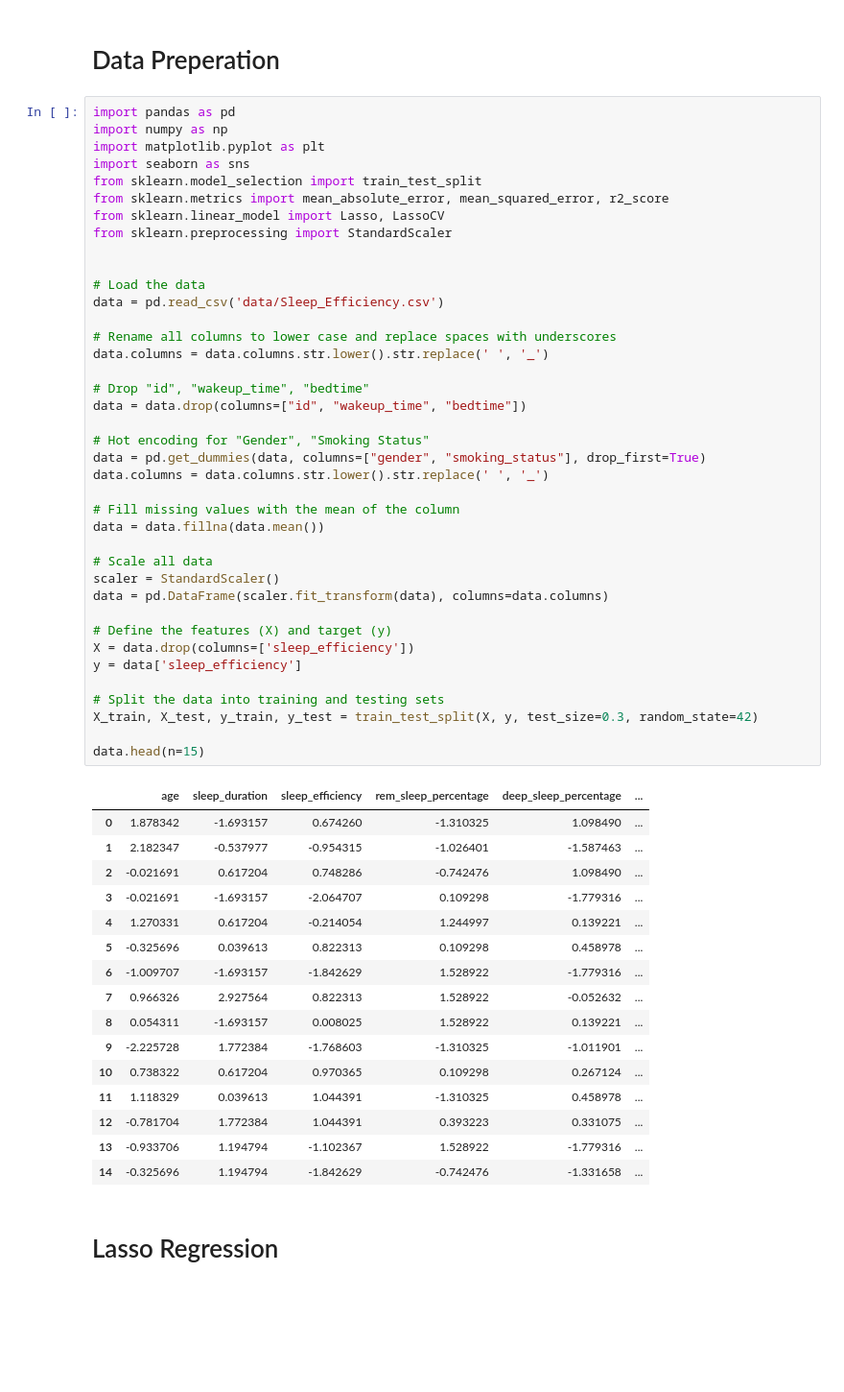
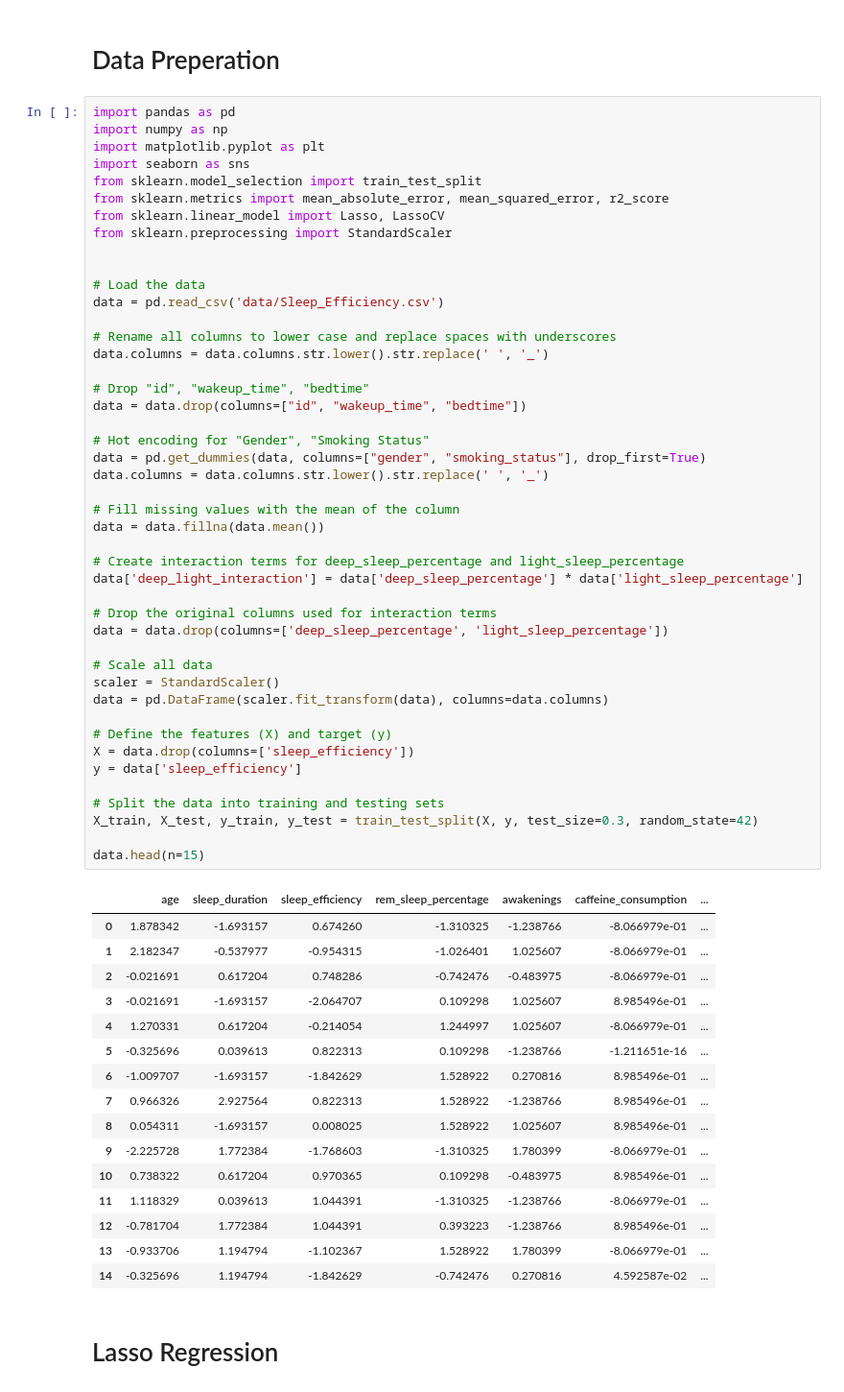
Before and after one commit to Jelles/ML-Model, a Jupyter notebook: lasso_regression.ipynb, the cells around one changed output. Shown at 96% size. Drawn from its saved outputs; the diff is of its cells as text; blank space fills up the shorter version.

```diff
--- a/lasso_regression.ipynb
+++ b/lasso_regression.ipynb
@@ -13,49 +13,55 @@ from sklearn.preprocessing import StandardScaler
 
 # Load the data
 data = pd.read_csv('data/Sleep_Efficiency.csv')
 
 # Rename all columns to lower case and replace spaces with underscores
 data.columns = data.columns.str.lower().str.replace(' ', '_')
 
 # Drop "id", "wakeup_time", "bedtime"
 data = data.drop(columns=["id", "wakeup_time", "bedtime"])
 
 # Hot encoding for "Gender", "Smoking Status"
 data = pd.get_dummies(data, columns=["gender", "smoking_status"], drop_first=True)
 data.columns = data.columns.str.lower().str.replace(' ', '_')
 
 # Fill missing values with the mean of the column
 data = data.fillna(data.mean())
 
+# Create interaction terms for deep_sleep_percentage and light_sleep_percentage
+data['deep_light_interaction'] = data['deep_sleep_percentage'] * data['light_sleep_percentage']
+
+# Drop the original columns used for interaction terms
+data = data.drop(columns=['deep_sleep_percentage', 'light_sleep_percentage'])
+
 # Scale all data
 scaler = StandardScaler()
 data = pd.DataFrame(scaler.fit_transform(data), columns=data.columns)
 
 # Define the features (X) and target (y)
 X = data.drop(columns=['sleep_efficiency'])
 y = data['sleep_efficiency']
 
 # Split the data into training and testing sets
 X_train, X_test, y_train, y_test = train_test_split(X, y, test_size=0.3, random_state=42)
 
 data.head(n=15)
 # %% [output]
-|  | age | sleep_duration | sleep_efficiency | rem_sleep_percentage | deep_sleep_percentage | ... |
-| 0 | 1.878342 | -1.693157 | 0.674260 | -1.310325 | 1.098490 | ... |
-| 1 | 2.182347 | -0.537977 | -0.954315 | -1.026401 | -1.587463 | ... |
-| 2 | -0.021691 | 0.617204 | 0.748286 | -0.742476 | 1.098490 | ... |
-| 3 | -0.021691 | -1.693157 | -2.064707 | 0.109298 | -1.779316 | ... |
-| 4 | 1.270331 | 0.617204 | -0.214054 | 1.244997 | 0.139221 | ... |
-| 5 | -0.325696 | 0.039613 | 0.822313 | 0.109298 | 0.458978 | ... |
-| 6 | -1.009707 | -1.693157 | -1.842629 | 1.528922 | -1.779316 | ... |
-| 7 | 0.966326 | 2.927564 | 0.822313 | 1.528922 | -0.052632 | ... |
-| 8 | 0.054311 | -1.693157 | 0.008025 | 1.528922 | 0.139221 | ... |
-| 9 | -2.225728 | 1.772384 | -1.768603 | -1.310325 | -1.011901 | ... |
-| 10 | 0.738322 | 0.617204 | 0.970365 | 0.109298 | 0.267124 | ... |
-| 11 | 1.118329 | 0.039613 | 1.044391 | -1.310325 | 0.458978 | ... |
-| 12 | -0.781704 | 1.772384 | 1.044391 | 0.393223 | 0.331075 | ... |
-| 13 | -0.933706 | 1.194794 | -1.102367 | 1.528922 | -1.779316 | ... |
-| 14 | -0.325696 | 1.194794 | -1.842629 | -0.742476 | -1.331658 | ... |
+|  | age | sleep_duration | sleep_efficiency | rem_sleep_percentage | awakenings | caffeine_consumption | ... |
+| 0 | 1.878342 | -1.693157 | 0.674260 | -1.310325 | -1.238766 | -8.066979e-01 | ... |
+| 1 | 2.182347 | -0.537977 | -0.954315 | -1.026401 | 1.025607 | -8.066979e-01 | ... |
+| 2 | -0.021691 | 0.617204 | 0.748286 | -0.742476 | -0.483975 | -8.066979e-01 | ... |
+| 3 | -0.021691 | -1.693157 | -2.064707 | 0.109298 | 1.025607 | 8.985496e-01 | ... |
+| 4 | 1.270331 | 0.617204 | -0.214054 | 1.244997 | 1.025607 | -8.066979e-01 | ... |
+| 5 | -0.325696 | 0.039613 | 0.822313 | 0.109298 | -1.238766 | -1.211651e-16 | ... |
+| 6 | -1.009707 | -1.693157 | -1.842629 | 1.528922 | 0.270816 | 8.985496e-01 | ... |
+| 7 | 0.966326 | 2.927564 | 0.822313 | 1.528922 | -1.238766 | 8.985496e-01 | ... |
+| 8 | 0.054311 | -1.693157 | 0.008025 | 1.528922 | 1.025607 | 8.985496e-01 | ... |
+| 9 | -2.225728 | 1.772384 | -1.768603 | -1.310325 | 1.780399 | -8.066979e-01 | ... |
+| 10 | 0.738322 | 0.617204 | 0.970365 | 0.109298 | -0.483975 | 8.985496e-01 | ... |
+| 11 | 1.118329 | 0.039613 | 1.044391 | -1.310325 | -1.238766 | -8.066979e-01 | ... |
+| 12 | -0.781704 | 1.772384 | 1.044391 | 0.393223 | -1.238766 | 8.985496e-01 | ... |
+| 13 | -0.933706 | 1.194794 | -1.102367 | 1.528922 | 1.780399 | -8.066979e-01 | ... |
+| 14 | -0.325696 | 1.194794 | -1.842629 | -0.742476 | 0.270816 | 4.592587e-02 | ... |
 # %% [markdown]
 # Lasso Regression
 # %%
```
Also changed, not shown: 2 other files.
